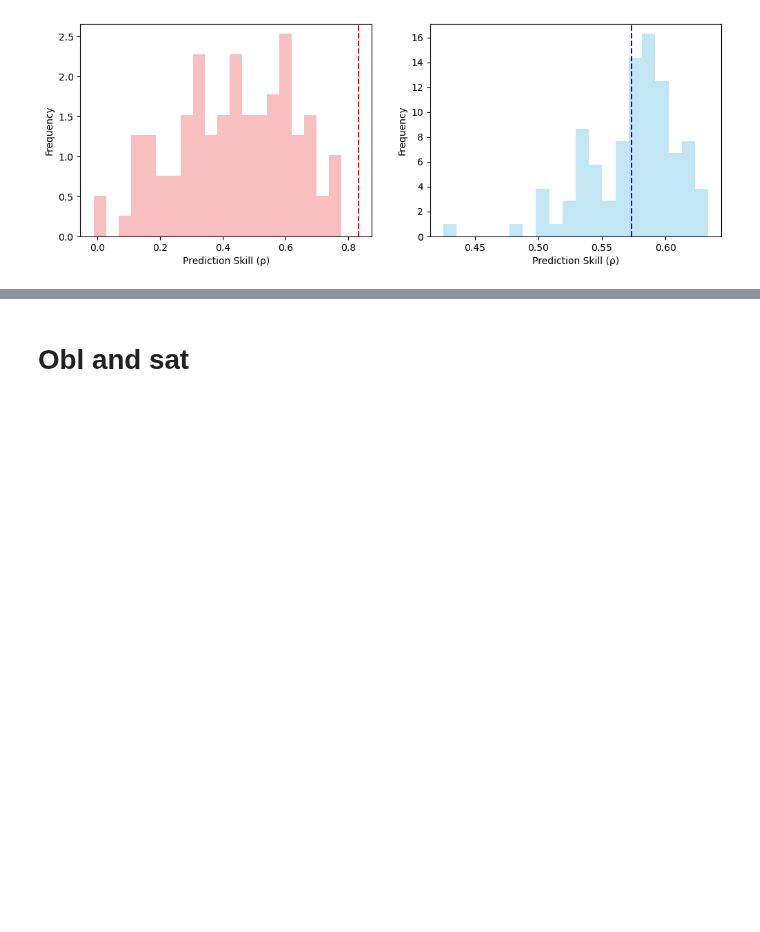
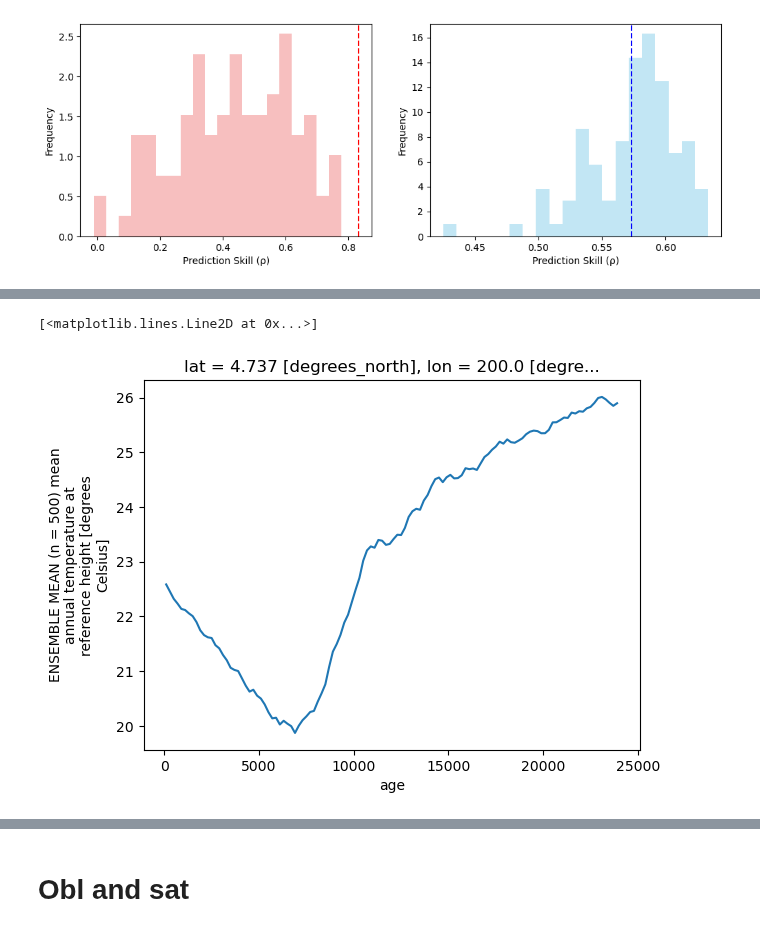
Before and after one commit to Peisong-Zheng/Inso_LGMR, a Jupyter notebook: test_on_single_data.ipynb, the cells around one changed output, grey strips where cells are left out. Drawn from its saved outputs; the diff is of its cells as text; code cells hidden in the pictures; blank space fills up the shorter version.

```diff
--- a/test_on_single_data.ipynb
+++ b/test_on_single_data.ipynb
@@ -1,4 +1,22 @@
 # %%
+
+# import xarray as xr
+# import pandas as pd
+# import numpy as np
+
+
+# ds_sat_diff = xr.open_dataset('LGMR_data/ds_sat_diff.nc')
+# ds_sat_ens_diff= xr.open_dataset('LGMR_data/ds_sat_ens_diff.nc')
+# df_pre = pd.read_csv(r"D:\VScode\Inso_LGMR\inso_data\pre.csv")
+# df_obl = pd.read_csv(r"D:\VScode\Inso_LGMR\inso_data\obl.csv")
+
+# df_co2_diff = pd.read_csv(r"D:\VScode\Inso_LGMR\inso_data\co2_diff.csv")
+
+# import warnings
+# warnings.filterwarnings("ignore", category=FutureWarning)
+
+
+
 
 import xarray as xr
 import pandas as pd
@@ -6,11 +24,17 @@ import numpy as np
 
 
 ds_sat_diff = xr.open_dataset('LGMR_data/ds_sat_diff.nc')
+ds_sat= xr.open_dataset('LGMR_data/ds_sat_flipped.nc')
 ds_sat_ens_diff= xr.open_dataset('LGMR_data/ds_sat_ens_diff.nc')
 df_pre = pd.read_csv(r"D:\VScode\Inso_LGMR\inso_data\pre.csv")
 df_obl = pd.read_csv(r"D:\VScode\Inso_LGMR\inso_data\obl.csv")
+
+df_pre_120 = pd.read_csv(r"D:\VScode\Inso_LGMR\inso_data\pre_120.csv")
+df_obl_120 = pd.read_csv(r"D:\VScode\Inso_LGMR\inso_data\obl_120.csv")
 
 df_co2_diff = pd.read_csv(r"D:\VScode\Inso_LGMR\inso_data\co2_diff.csv")
 
 import warnings
 warnings.filterwarnings("ignore", category=FutureWarning)
+
+ds_sat_diff.info()
@@ -77,0 +130,5 @@ ccm_out, ran_ccm_list_xy, test_result=st.ccm_significance_test_v3(ds_sat_diff, d
+# %%
+ds_sat['sat'].isel(lat=50, lon=80).plot()
+# %% [output]
+[<matplotlib.lines.Line2D at 0x...>]
+[figure, added]
```
Also changed, not shown: parts of 9 cells of this notebook, 3 other files.
